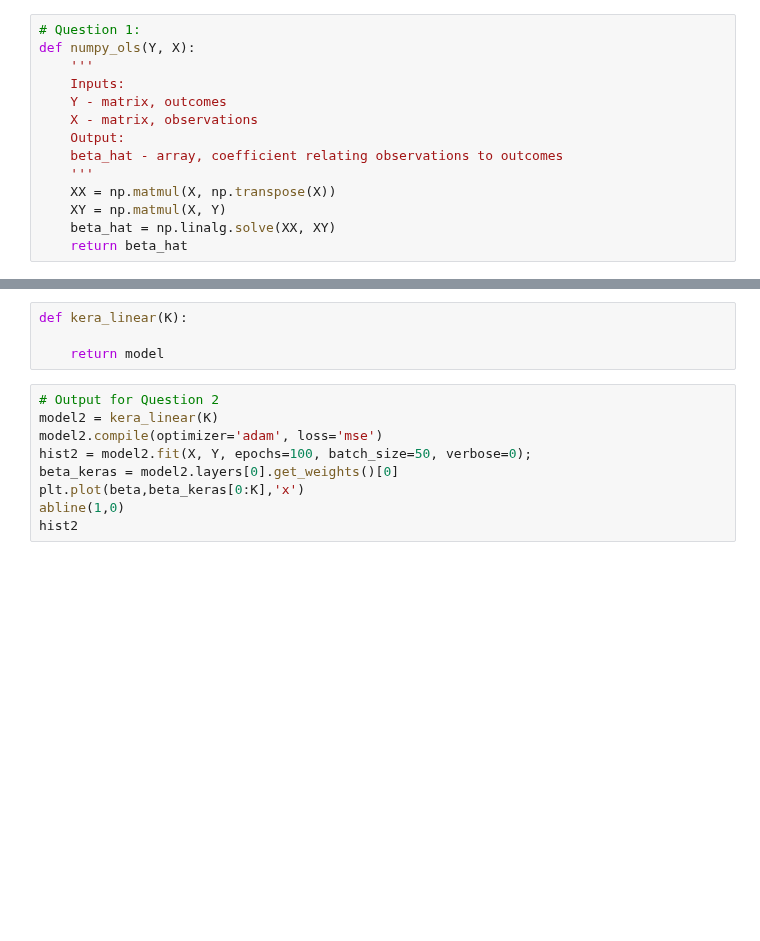
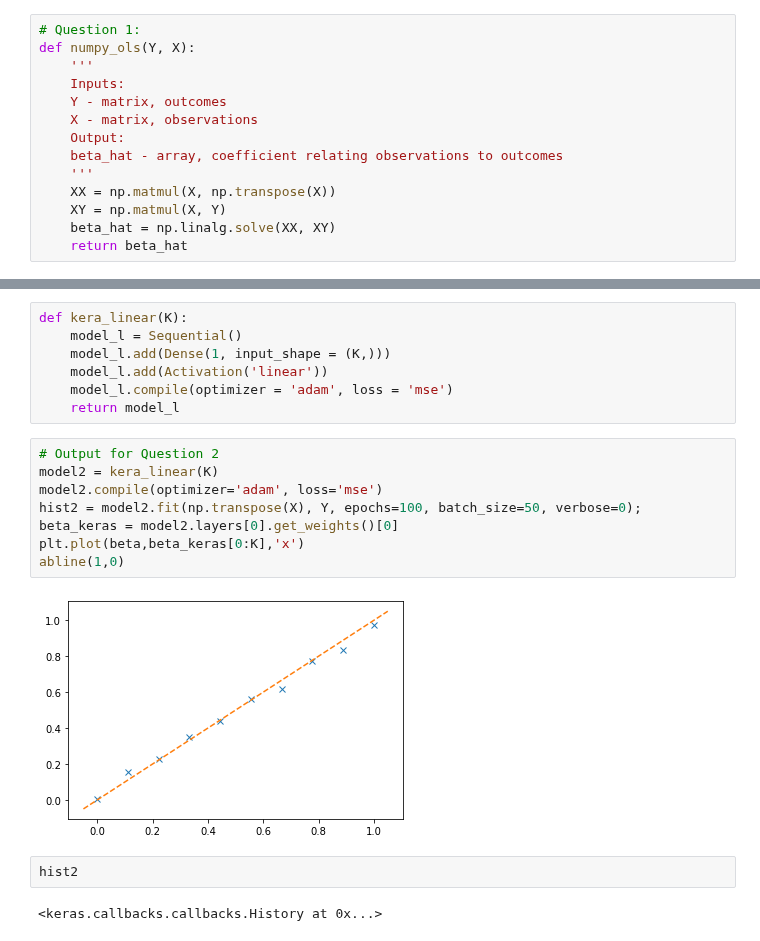
Before and after one commit to vma101/big_data_tools, a Jupyter notebook: hw1_ols.ipynb, the cells around one changed output, grey strips where cells are left out. Saved outputs shown, nothing was run; the diff lists cells and outputs as text; blank space fills up the shorter version.

```diff
--- a/hw1_ols.ipynb
+++ b/hw1_ols.ipynb
@@ -62,13 +61,21 @@ ValueError: Error when checking input: expected dense_1_input to have shape (10,
-# %%
-def kera_linear(K):
-
-    return model
+# %%
+def kera_linear(K):
+    model_l = Sequential()
+    model_l.add(Dense(1, input_shape = (K,)))
+    model_l.add(Activation('linear'))
+    model_l.compile(optimizer = 'adam', loss = 'mse')
+    return model_l
 # %%
 # Output for Question 2
 model2 = kera_linear(K)
 model2.compile(optimizer='adam', loss='mse')
-hist2 = model2.fit(X, Y, epochs=100, batch_size=50, verbose=0);
+hist2 = model2.fit(np.transpose(X), Y, epochs=100, batch_size=50, verbose=0);
 beta_keras = model2.layers[0].get_weights()[0]
 plt.plot(beta,beta_keras[0:K],'x')
 abline(1,0)
-hist2
+# %% [output]
+[figure, added]
+# %%
+hist2
+# %% [output]
+<keras.callbacks.callbacks.History at 0x...>
```
Also changed, not shown: parts of 3 cells of this notebook.
